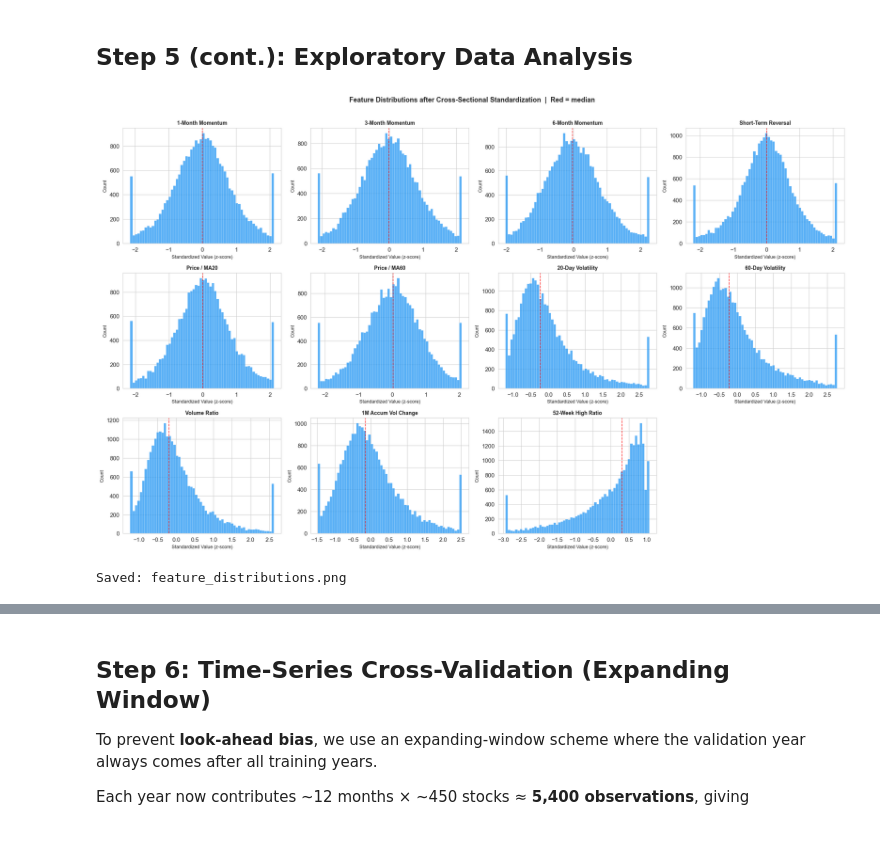
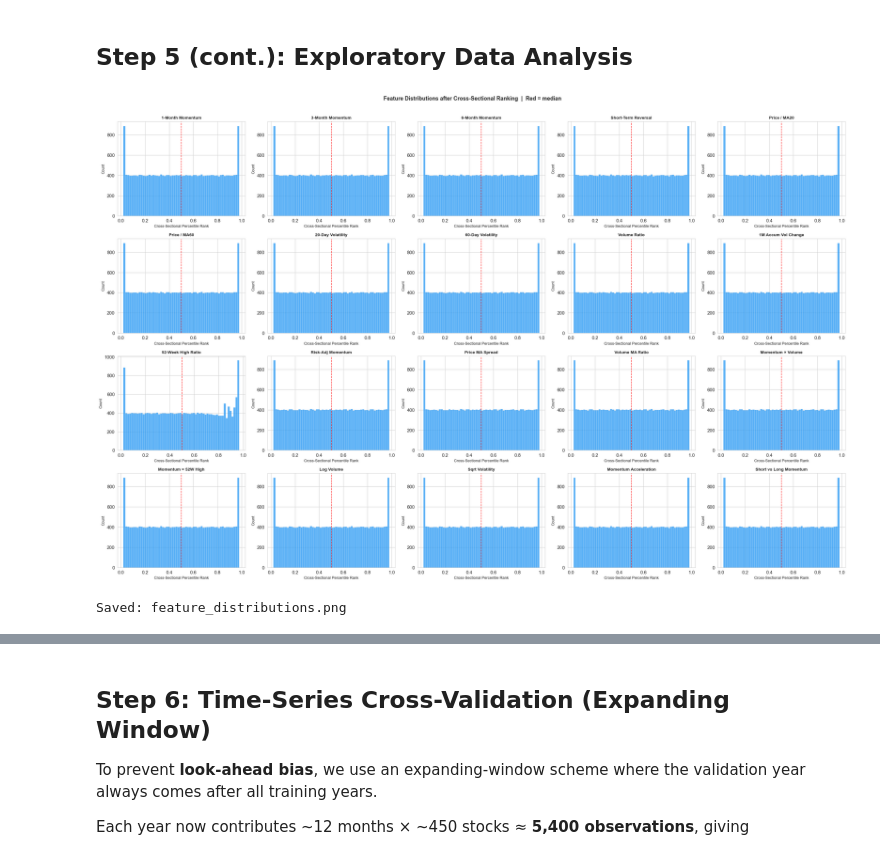
Before and after one commit to liuchy-jr/SP500-Equity-Selection-Using-ML, a Jupyter notebook: sp500_ml_project.ipynb, the cells around one changed output, grey strips where cells are left out. Cells and saved outputs as stored; diff of their text form; code cells hidden in the pictures.

```diff
--- a/sp500_ml_project.ipynb
+++ b/sp500_ml_project.ipynb
@@ -527,41 +574,48 @@ ym
 ## Step 5 (cont.): Exploratory Data Analysis
 # %%
 feature_labels = {
+    # Original 11
     'Momentum_1M':         '1-Month Momentum',
     'Momentum_3M':         '3-Month Momentum',
     'Momentum_6M':         '6-Month Momentum',
     'Short_Rev':           'Short-Term Reversal',
     'Price_to_MA20':       'Price / MA20',
     'Price_to_MA60':       'Price / MA60',
     'Volatility_20d':      '20-Day Volatility',
     'Volatility_60d':      '60-Day Volatility',
     'Volume_Ratio':        'Volume Ratio',
     '1M_Accum_Vol_Change': '1M Accum Vol Change',
     'High_52W_Ratio':      '52-Week High Ratio',
+    # New engineered 9
+    'Mom_to_Vol':          'Risk-Adj Momentum',
+    'Price_MA_Spread':     'Price MA Spread',
+    'Vol_MA_Ratio':        'Volume MA Ratio',
+    'Mom_Vol_Interact':    'Momentum × Volume',
+    'Mom_52W_Interact':    'Momentum × 52W High',
+    'Log_Volume':          'Log Volume',
+    'Sqrt_Volatility':     'Sqrt Volatility',
+    'Mom_Accel':           'Momentum Acceleration',
+    'Mom_LT_Diff':         'Short vs Long Momentum',
 }
 
-fig, axes = plt.subplots(3, 4, figsize=(20, 12))  # 11 features; last subplot hidden
+fig, axes = plt.subplots(4, 5, figsize=(25, 16))  # 4×5 = 20 subplots, perfect fit
 for ax, (col, label) in zip(axes.flat, feature_labels.items()):
     vals = features_df[col].clip(features_df[col].quantile(0.02),
                                  features_df[col].quantile(0.98))
     ax.hist(vals, bins=60, color='#2196F3', alpha=0.75, edgecolor='white', linewidth=0.3)
     ax.axvline(vals.median(), color='red', linestyle='--', linewidth=1.2, alpha=0.8)
     ax.set_title(label, fontweight='bold', fontsize=10)
-    ax.set_xlabel('Standardized Value (z-score)', fontsize=9)
+    ax.set_xlabel('Cross-Sectional Percentile Rank', fontsize=9)
     ax.set_ylabel('Count', fontsize=9)
 
-# Hide the unused 12th subplot slot
-for ax in axes.flat[len(feature_labels):]:
-    ax.set_visible(False)
-
-plt.suptitle('Feature Distributions after Cross-Sectional Standardization  |  Red = median',
+plt.suptitle('Feature Distributions after Cross-Sectional Ranking  |  Red = median',
              fontsize=13, fontweight='bold', y=1.01)
 plt.tight_layout()
 plt.savefig('feature_distributions.png', bbox_inches='tight')
 plt.show()
 print('Saved: feature_distributions.png')
 # %% [output]
-[figure, old version]
+[figure, new version]
 Saved: feature_distributions.png
 # %%
 fig, ax = plt.subplots(figsize=(14, 12))
```
Also changed, not shown: parts of 28 cells of this notebook, 13 other files.
